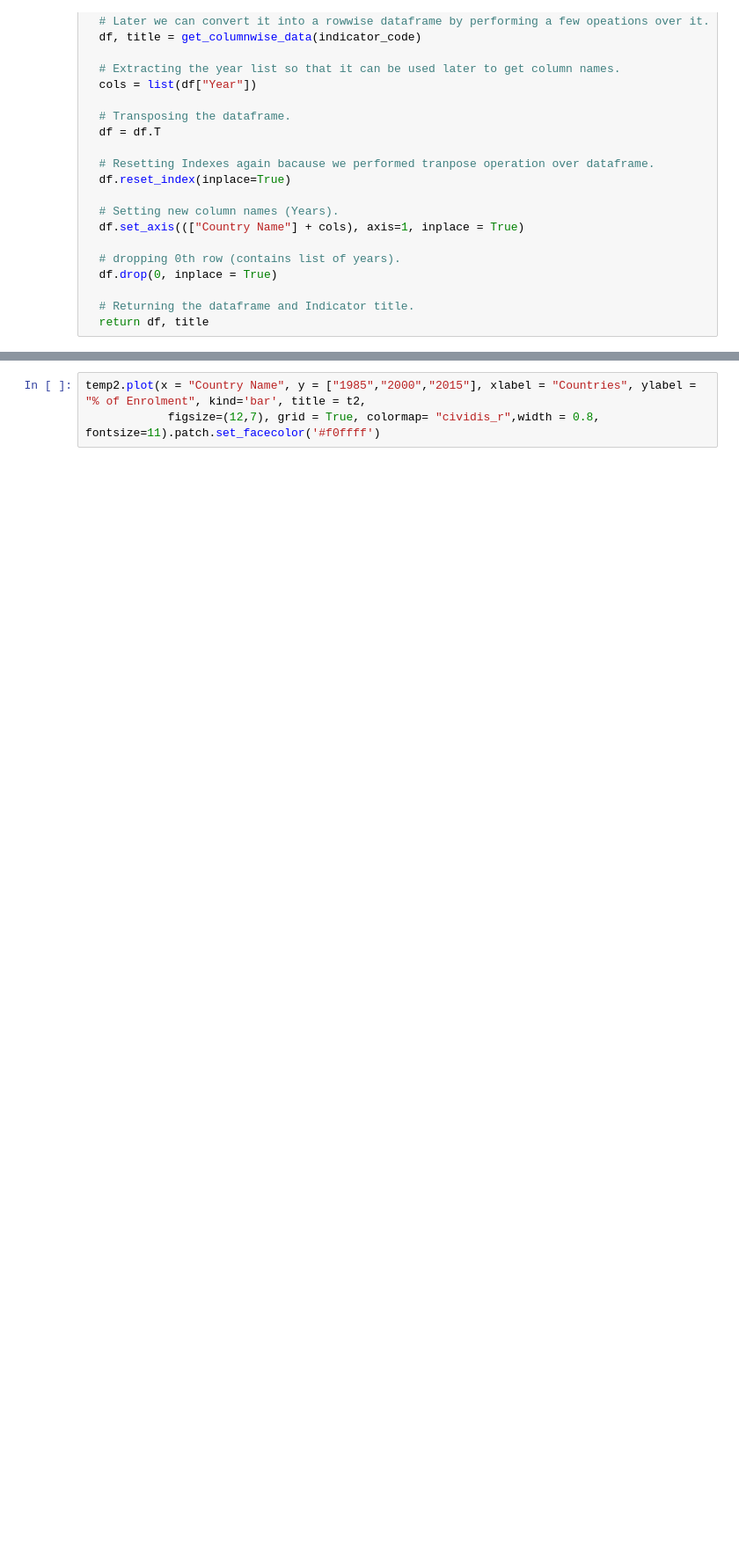
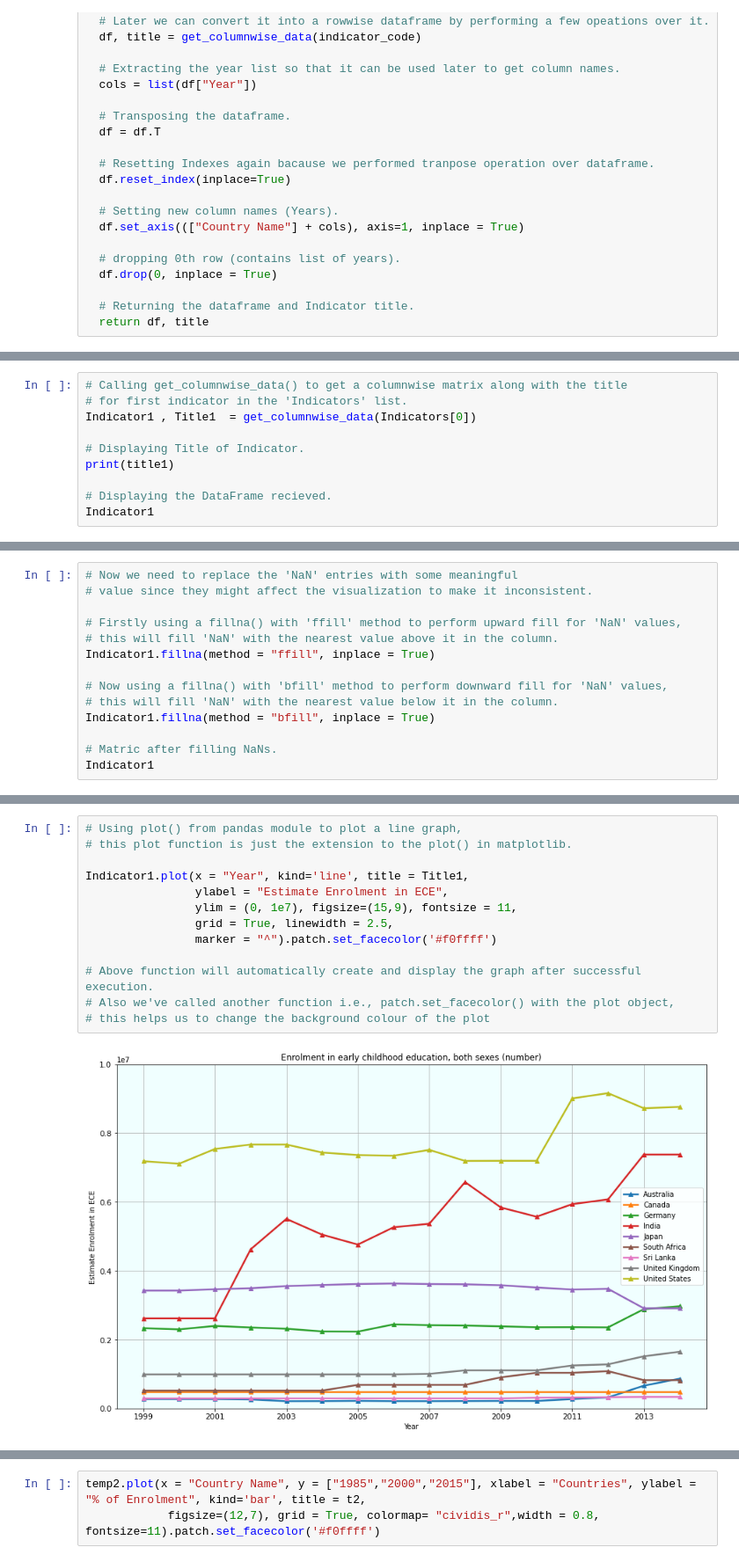
Before and after one commit to Keshav1506/World-Bank-Global-Education-Analysis, a Jupyter notebook: WorldBankEDA.ipynb, the cells around one changed output, grey strips where cells are left out. Shown at 88% size. Cells and saved outputs as stored; diff of their text form; blank space fills up the shorter version.

```diff
--- a/WorldBankEDA.ipynb
+++ b/WorldBankEDA.ipynb
@@ -300,0 +315,10 @@ Here we called get_rowwise_data() because it implicitly calls the get_columnwise
+# %%
+# Calling get_columnwise_data() to get a columnwise matrix along with the title
+# for first indicator in the 'Indicators' list.
+Indicator1 , Title1  = get_columnwise_data(Indicators[0])
+
+# Displaying Title of Indicator.
+print(title1)
+
+# Displaying the DataFrame recieved.
+Indicator1
@@ -300,0 +346,14 @@ Here we called get_rowwise_data() because it implicitly calls the get_columnwise
+# %%
+# Now we need to replace the 'NaN' entries with some meaningful
+# value since they might affect the visualization to make it inconsistent.
+
+# Firstly using a fillna() with 'ffill' method to perform upward fill for 'NaN' values,
+# this will fill 'NaN' with the nearest value above it in the column.
+Indicator1.fillna(method = "ffill", inplace = True)
+
+# Now using a fillna() with 'bfill' method to perform downward fill for 'NaN' values,
+# this will fill 'NaN' with the nearest value below it in the column.
+Indicator1.fillna(method = "bfill", inplace = True)
+
+# Matric after filling NaNs.
+Indicator1
@@ -300,0 +380,15 @@ Here we called get_rowwise_data() because it implicitly calls the get_columnwise
+# %%
+# Using plot() from pandas module to plot a line graph,
+# this plot function is just the extension to the plot() in matplotlib.
+
+Indicator1.plot(x = "Year", kind='line', title = Title1,
+                ylabel = "Estimate Enrolment in ECE",
+                ylim = (0, 1e7), figsize=(15,9), fontsize = 11,
+                grid = True, linewidth = 2.5,
+                marker = "^").patch.set_facecolor('#f0ffff')
+
+# Above function will automatically create and display the graph after successful execution.
+# Also we've called another function i.e., patch.set_facecolor() with the plot object,
+# this helps us to change the background colour of the plot
+# %% [output]
+[figure, added]
```
Also changed, not shown: parts of 20 cells of this notebook.
